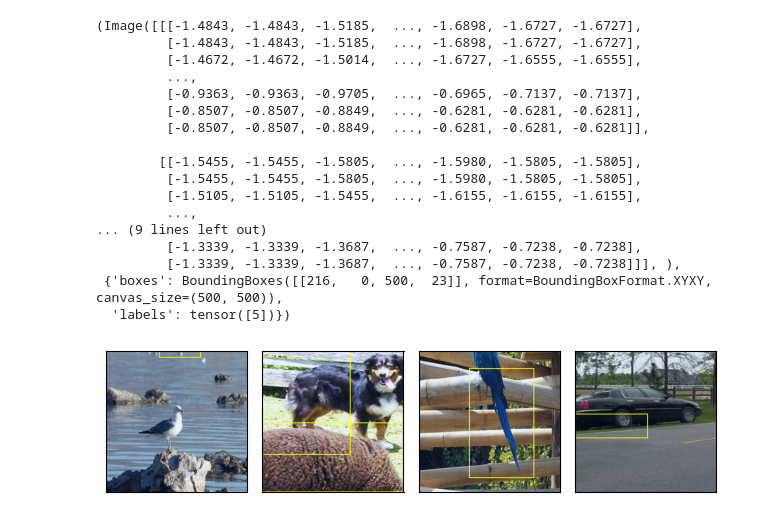
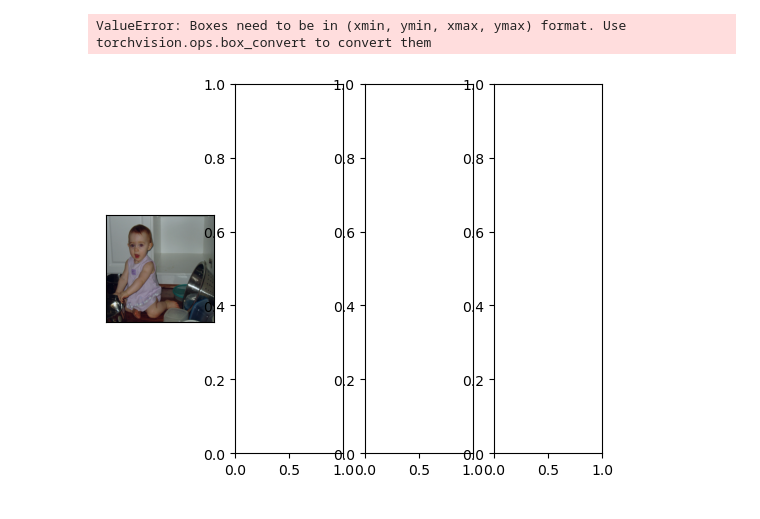
Before and after one commit to kyflores/zero2dcnn, a Jupyter notebook: 9_mini_detr.ipynb, the cells around one changed output. Drawn from its saved outputs; the diff is of its cells as text; code cells hidden in the pictures.

```diff
--- a/9_mini_detr.ipynb
+++ b/9_mini_detr.ipynb
@@ -37,11 +37,15 @@ import torch.nn as nn
 import torch.nn.functional as F
 
 import torchvision.transforms.v2 as tv2
-import torchvision.transforms.functional as tvf
 import torchvision.datasets as tds
 import torchvision.utils as tu
+import torchvision.ops as tvo
+import torchvision
 
+from torchinfo import summary
 from tqdm import tqdm
 import matplotlib.pyplot as plt
 
 device = 'cuda' if torch.cuda.is_available() else 'cpu'
+COCO=False
+VOC=True
@@ -117,32 +131,42 @@ IsADirectoryError: [Errno 21] Is a directory: './datasets/coco128/labels/train20
-# %%
-voc_train[1]
-# %% [output]
-(Image([[[-1.4843, -1.4843, -1.5185,  ..., -1.6898, -1.6727, -1.6727],
-         [-1.4843, -1.4843, -1.5185,  ..., -1.6898, -1.6727, -1.6727],
-         [-1.4672, -1.4672, -1.5014,  ..., -1.6727, -1.6555, -1.6555],
-         ...,
-         [-0.9363, -0.9363, -0.9705,  ..., -0.6965, -0.7137, -0.7137],
-         [-0.8507, -0.8507, -0.8849,  ..., -0.6281, -0.6281, -0.6281],
-         [-0.8507, -0.8507, -0.8849,  ..., -0.6281, -0.6281, -0.6281]],
-
-        [[-1.5455, -1.5455, -1.5805,  ..., -1.5980, -1.5805, -1.5805],
-         [-1.5455, -1.5455, -1.5805,  ..., -1.5980, -1.5805, -1.5805],
-         [-1.5105, -1.5105, -1.5455,  ..., -1.6155, -1.6155, -1.6155],
-         ...,
-... (9 lines left out)
-         [-1.3339, -1.3339, -1.3687,  ..., -0.7587, -0.7238, -0.7238],
-         [-1.3339, -1.3339, -1.3687,  ..., -0.7587, -0.7238, -0.7238]]], ),
- {'boxes': BoundingBoxes([[216,   0, 500,  23]], format=BoundingBoxFormat.XYXY, canvas_size=(500, 500)),
-  'labels': tensor([5])})
+# %%
+class VocDetectionWrapper():
+    def __init__(self, voc, num_slots):
+        self.voc = voc
+        self.num_classes = 20
+        self.num_slots = num_slots
+        self.null_class = 0
+
+    def __getitem__(self, ix):
+        img, boxes = self.voc[ix]
+
+        box = boxes['boxes'].data
+        num_boxes, _ = box.shape
+        padded_boxes = F.pad(box, (0, 0, 0, self.num_slots - num_boxes))
+
+        label = boxes['labels']
+        # Null class is always the highest class num
+        padded_labels = F.pad(label, (0, self.num_slots - num_boxes), value=self.null_class)
+
+        boxes['boxes'].data = padded_boxes / 640
+        boxes['labels'] = F.one_hot(padded_labels.to(torch.long), num_classes=self.num_classes + 1)
+
+        return img, boxes
+
+    def __len__(self):
+        return len(self.voc)
+
+detr_train = VocDetectionWrapper(img_train, 100)
+detr_val = VocDetectionWrapper(img_val, 100)
 # %%
 from helpers import plot
-ix = 20
+ix = 400
 samples = []
 for x in range(4):
-    i, b = voc_train[ix + x][0], voc_train[ix + x][1]['boxes']
-    samples.append((i, b))
+    i, b = detr_train[ix + x]
+    samples.append((i, b['boxes']))
 
 plot(samples)
 # %% [output]
+ValueError: Boxes need to be in (xmin, ymin, xmax, ymax) format. Use torchvision.ops.box_convert to convert them
-[figure, old version]
+[figure, new version]
 # %%
```
Also changed, not shown: parts of 11 cells of this notebook.
